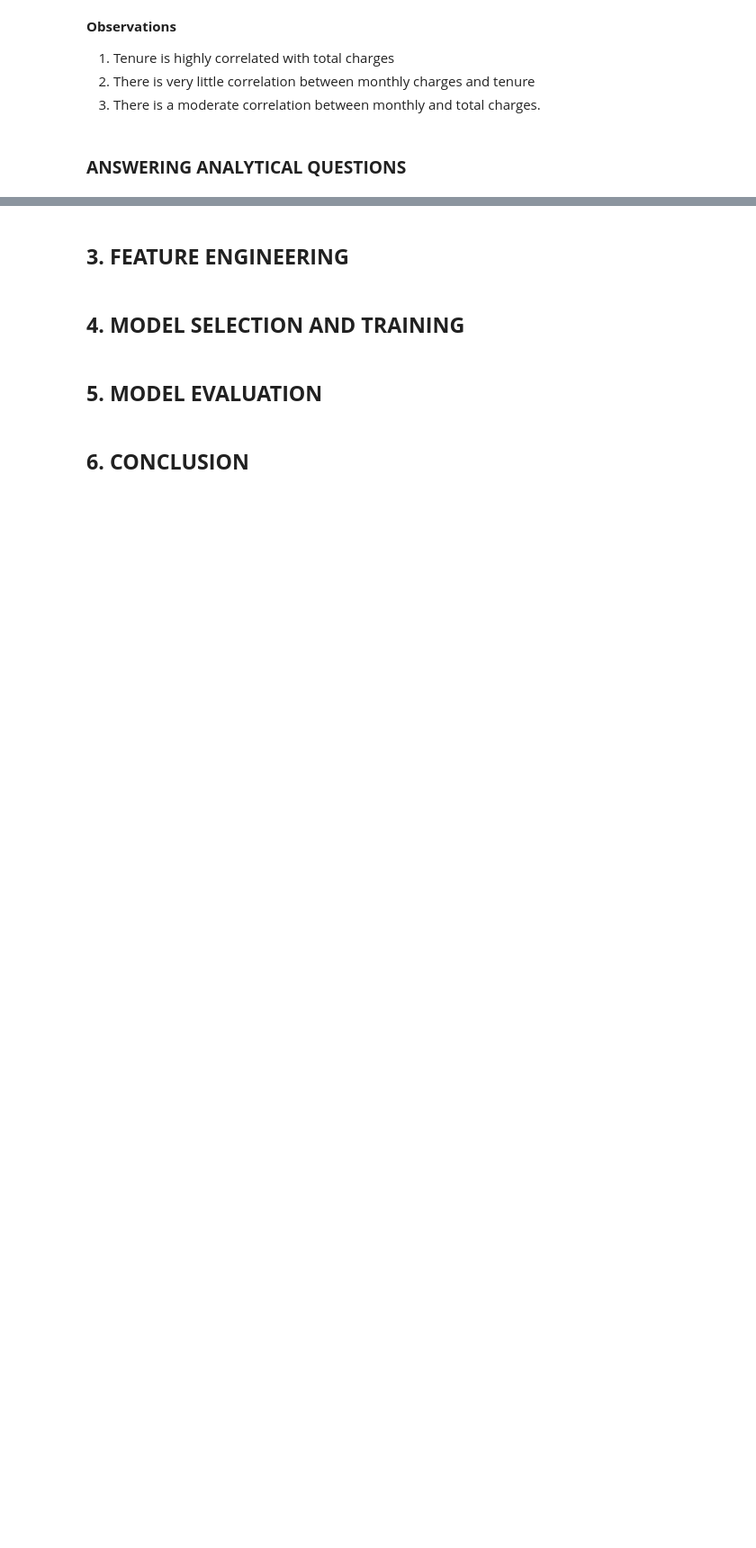
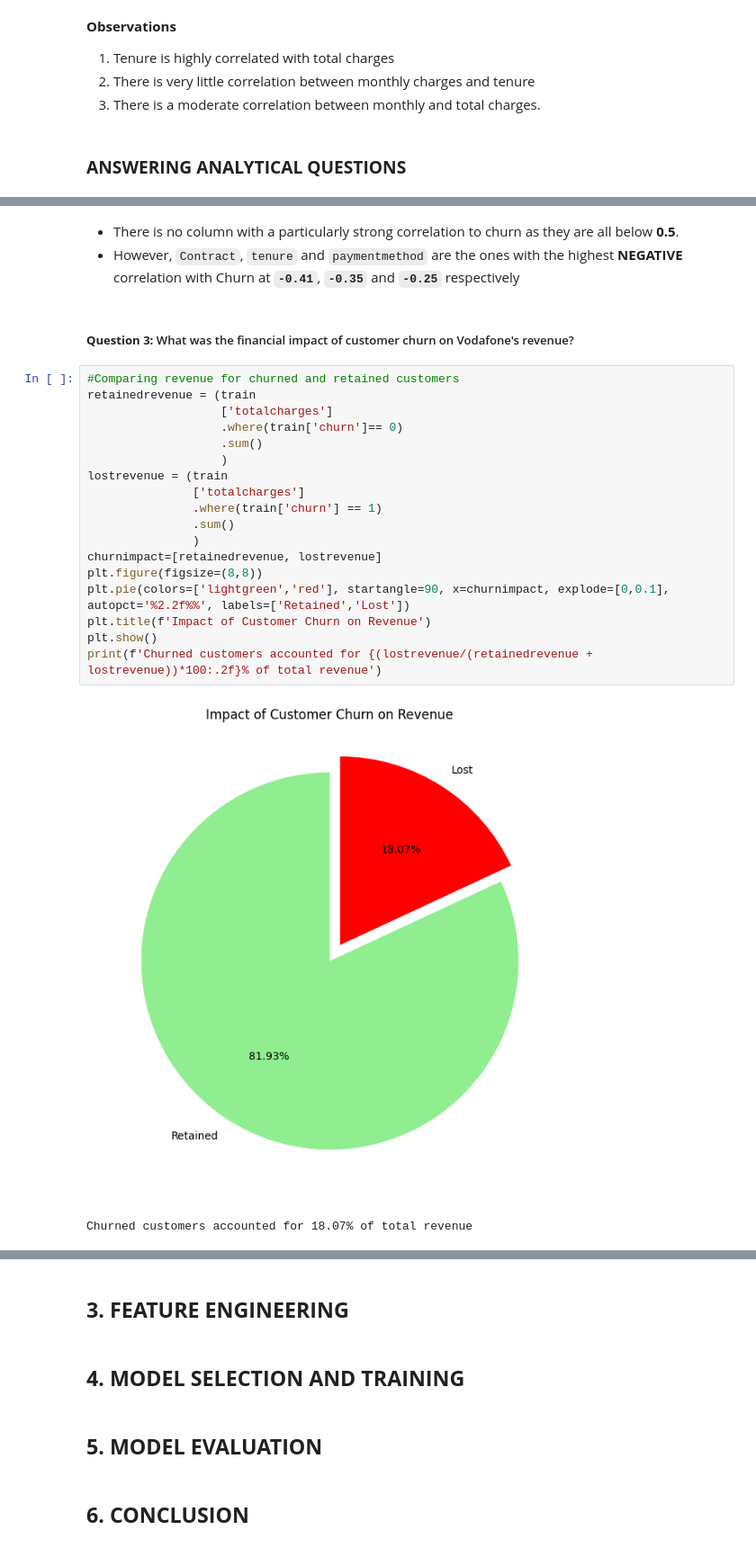
Before and after one commit to Rama-Mwenda/Customer_Churn, a Jupyter notebook: Notebooks/Customer_Churn.ipynb, the cells around one changed output, grey strips where cells are left out. Shown at 90% size. Drawn from its saved outputs; the diff is of its cells as text; blank space fills up the shorter version.

Commit message:
Answering Analytical Questions

```diff
--- a/Notebooks/Customer_Churn.ipynb
+++ b/Notebooks/Customer_Churn.ipynb
@@ -715,0 +769,26 @@ plt.show()
+# %% [markdown]
+* There is no column with a particularly strong correlation to churn as they are all below **0.5**.
+* However, `Contract`, `tenure` and `paymentmethod` are the ones with the highest **NEGATIVE** correlation with Churn at **`-0.41`**, **`-0.35`** and **`-0.25`** respectively
+# %% [markdown]
+##### **Question 3:** What was the financial impact of customer churn on Vodafone's revenue?
+# %%
+#Comparing revenue for churned and retained customers
+retainedrevenue = (train
+                   ['totalcharges']
+                   .where(train['churn']== 0)
+                   .sum()
+                   )
+lostrevenue = (train
+               ['totalcharges']
+               .where(train['churn'] == 1)
+               .sum()
+               )
+churnimpact=[retainedrevenue, lostrevenue]
+plt.figure(figsize=(8,8))
+plt.pie(colors=['lightgreen','red'], startangle=90, x=churnimpact, explode=[0,0.1], autopct='%2.2f%%', labels=['Retained','Lost'])
+plt.title(f'Impact of Customer Churn on Revenue')
+plt.show()
+print(f'Churned customers accounted for {(lostrevenue/(retainedrevenue + lostrevenue))*100:.2f}% of total revenue')
+# %% [output]
+[figure, added]
+Churned customers accounted for 18.07% of total revenue
```
Also changed, not shown: parts of 20 cells of this notebook.
